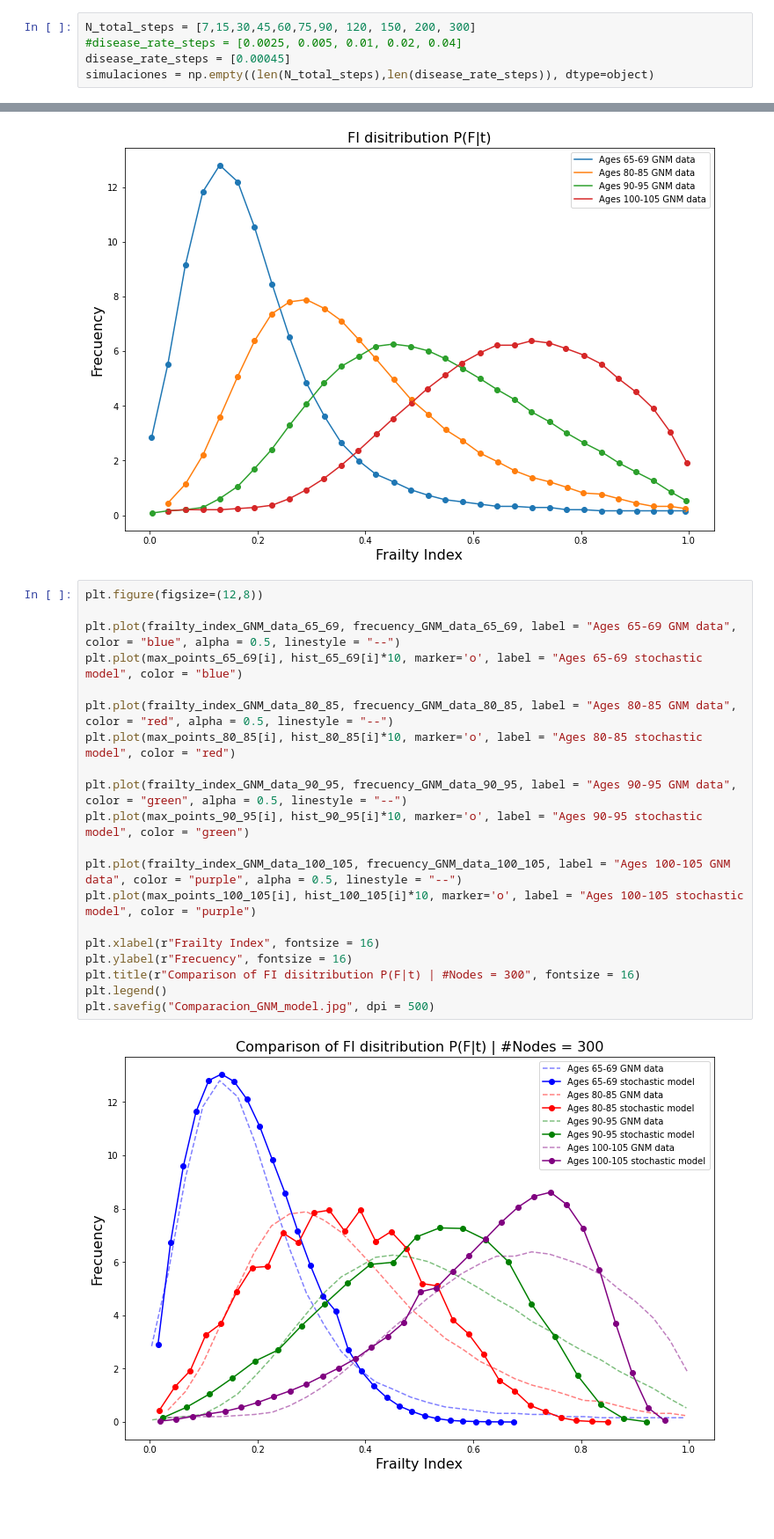
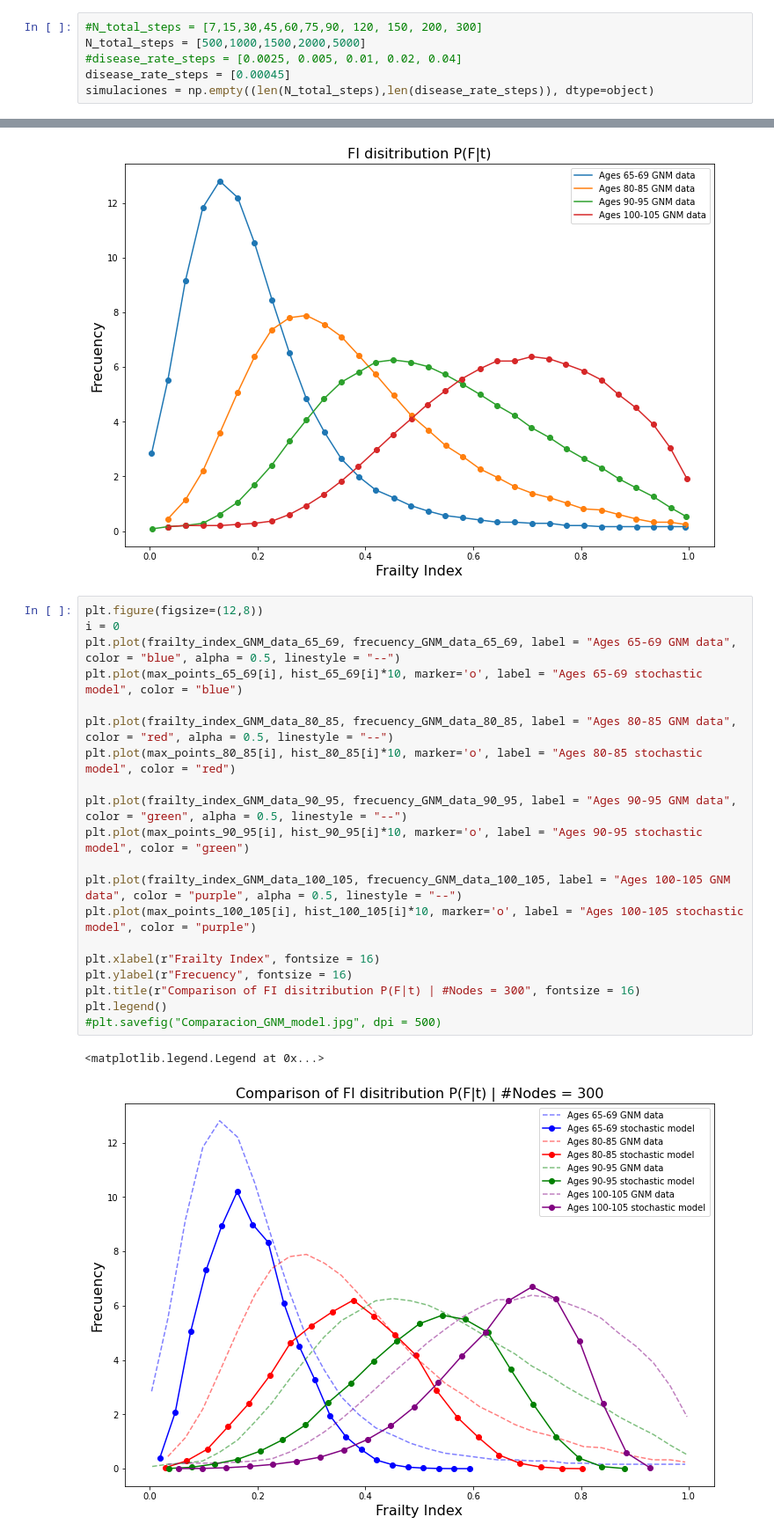
Before and after one commit to Rafther0112/Human_Aging_Research, a Jupyter notebook: semana_6/gillespie_statistics.ipynb, the cells around one changed output, grey strips where cells are left out. Shown: that part at 88% size. Cells and saved outputs as stored; diff of their text form; blank space fills up the shorter version.

```diff
--- a/semana_6/gillespie_statistics.ipynb
+++ b/semana_6/gillespie_statistics.ipynb
@@ -57,7 +57,8 @@ def Estado_celula(X0,tiempos, N_total, disease_rate):
 # %% [markdown]
 # Experiments
 # %%
-N_total_steps = [7,15,30,45,60,75,90, 120, 150, 200, 300]
+#N_total_steps = [7,15,30,45,60,75,90, 120, 150, 200, 300]
+N_total_steps = [500,1000,1500,2000,5000]
 #disease_rate_steps = [0.0025, 0.005, 0.01, 0.02, 0.04]
 disease_rate_steps = [0.00045]
 simulaciones = np.empty((len(N_total_steps),len(disease_rate_steps)), dtype=object)
@@ -412,23 +414,24 @@ plt.legend()
 [figure]
 # %%
 plt.figure(figsize=(12,8))
-
+i = 0
 plt.plot(frailty_index_GNM_data_65_69, frecuency_GNM_data_65_69, label = "Ages 65-69 GNM data", color = "blue", alpha = 0.5, linestyle = "--")
 plt.plot(max_points_65_69[i], hist_65_69[i]*10, marker='o', label = "Ages 65-69 stochastic model", color = "blue")
 
 plt.plot(frailty_index_GNM_data_80_85, frecuency_GNM_data_80_85, label = "Ages 80-85 GNM data", color = "red", alpha = 0.5, linestyle = "--")
 plt.plot(max_points_80_85[i], hist_80_85[i]*10, marker='o', label = "Ages 80-85 stochastic model", color = "red")
 
 plt.plot(frailty_index_GNM_data_90_95, frecuency_GNM_data_90_95, label = "Ages 90-95 GNM data", color = "green", alpha = 0.5, linestyle = "--")
 plt.plot(max_points_90_95[i], hist_90_95[i]*10, marker='o', label = "Ages 90-95 stochastic model", color = "green")
 
 plt.plot(frailty_index_GNM_data_100_105, frecuency_GNM_data_100_105, label = "Ages 100-105 GNM data", color = "purple", alpha = 0.5, linestyle = "--")
 plt.plot(max_points_100_105[i], hist_100_105[i]*10, marker='o', label = "Ages 100-105 stochastic model", color = "purple")
 
 plt.xlabel(r"Frailty Index", fontsize = 16)
 plt.ylabel(r"Frecuency", fontsize = 16)
 plt.title(r"Comparison of FI disitribution P(F|t) | #Nodes = 300", fontsize = 16)
 plt.legend()
-plt.savefig("Comparacion_GNM_model.jpg", dpi = 500)
+#plt.savefig("Comparacion_GNM_model.jpg", dpi = 500)
 # %% [output]
+<matplotlib.legend.Legend at 0x...>
-[figure, old version]
+[figure, new version]
```
Also changed, not shown: parts of 5 cells of this notebook, 4 other files.
